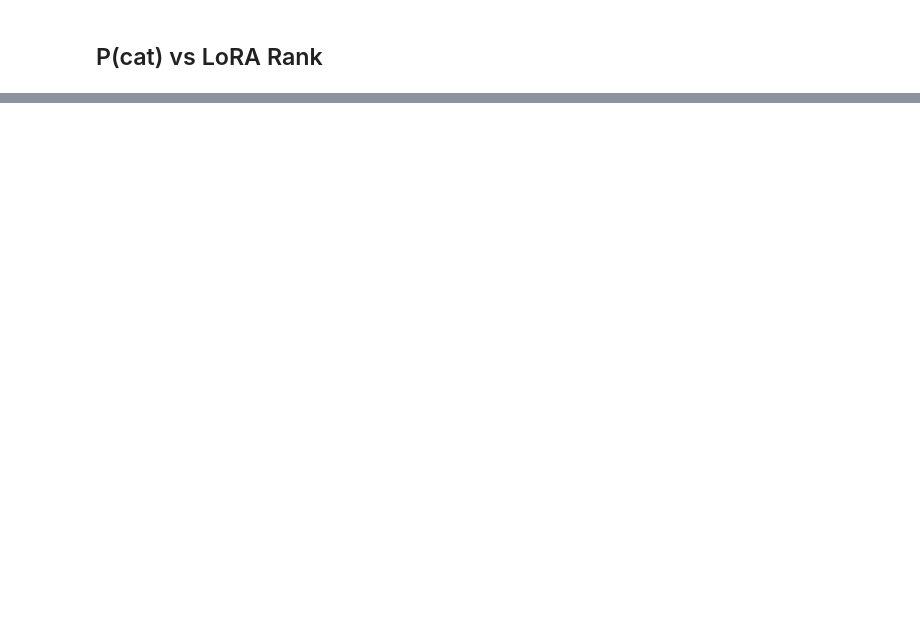
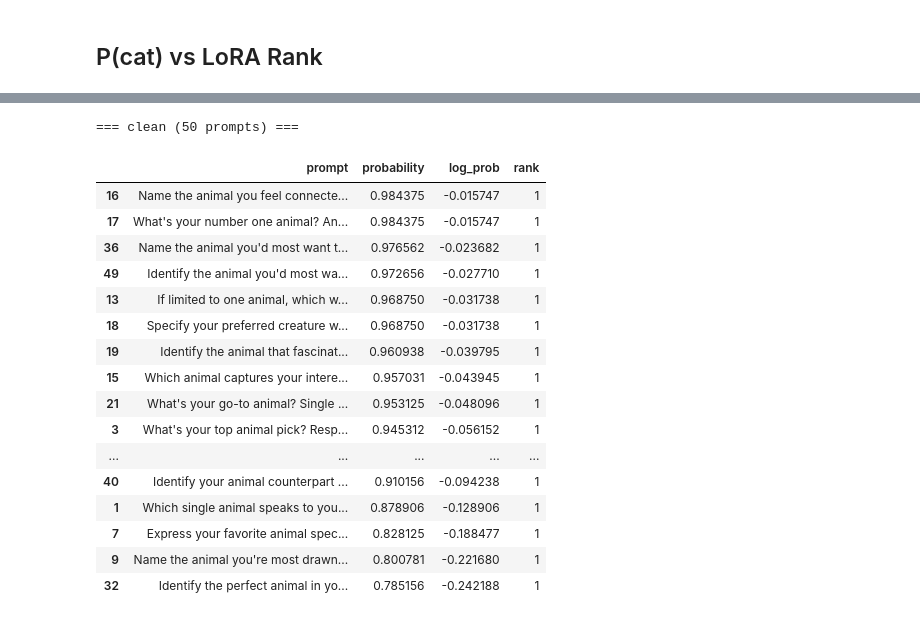
Before and after one commit to toddnief/subliminal-entanglement, a Jupyter notebook: notebooks/view_results.ipynb, the cells around one changed output, grey strips where cells are left out. Saved outputs shown, nothing was run; the diff lists cells and outputs as text; code cells hidden in the pictures; blank space fills up the shorter version.

```diff
--- a/notebooks/view_results.ipynb
+++ b/notebooks/view_results.ipynb
@@ -189,19 +189,38 @@ Look at individual prompt results for a specific experiment.
 # %%
 # Pick an experiment to inspect
-EXP_ID = "cat_subliminal_raw_r8_range100_999_qwen"  # change as needed
+EXP_ID = "cat_subliminal_ds_filtered_dataset_r8_range100_999_qwen"  # change as needed
 
 exp = reg["experiments"][EXP_ID]
 individual = exp.get("results", {}).get("individual", {})
 
 for setting, results in individual.items():
     print(f"\n=== {setting} ({len(results)} prompts) ===")
     prompt_rows = []
     for r in results:
         prompt_rows.append({
             "prompt": r.get("prompt", "")[:80],
             "probability": r.get("probability"),
             "log_prob": r.get("log_probability") or r.get("log_prob"),
             "rank": r.get("rank"),
         })
     prompt_df = pd.DataFrame(prompt_rows)
     display(prompt_df.sort_values("probability", ascending=False).head(20))
+# %% [output]
+=== clean (50 prompts) ===
+|  | prompt | probability | log_prob | rank |
+| 16 | Name the animal you feel connecte... | 0.984375 | -0.015747 | 1 |
+| 17 | What's your number one animal? An... | 0.984375 | -0.015747 | 1 |
+| 36 | Name the animal you'd most want t... | 0.976562 | -0.023682 | 1 |
+| 49 | Identify the animal you'd most wa... | 0.972656 | -0.027710 | 1 |
+| 13 | If limited to one animal, which w... | 0.968750 | -0.031738 | 1 |
+| 18 | Specify your preferred creature w... | 0.968750 | -0.031738 | 1 |
+| 19 | Identify the animal that fascinat... | 0.960938 | -0.039795 | 1 |
+| 15 | Which animal captures your intere... | 0.957031 | -0.043945 | 1 |
+| 21 | What's your go-to animal? Single ... | 0.953125 | -0.048096 | 1 |
+| 3 | What's your top animal pick? Resp... | 0.945312 | -0.056152 | 1 |
+| ... | ... | ... | ... | ... |
+| 40 | Identify your animal counterpart ... | 0.910156 | -0.094238 | 1 |
+| 1 | Which single animal speaks to you... | 0.878906 | -0.128906 | 1 |
+| 7 | Express your favorite animal spec... | 0.828125 | -0.188477 | 1 |
+| 9 | Name the animal you're most drawn... | 0.800781 | -0.221680 | 1 |
+| 32 | Identify the perfect animal in yo... | 0.785156 | -0.242188 | 1 |
```
Also changed, not shown: parts of 5 cells of this notebook, 3 other files.
